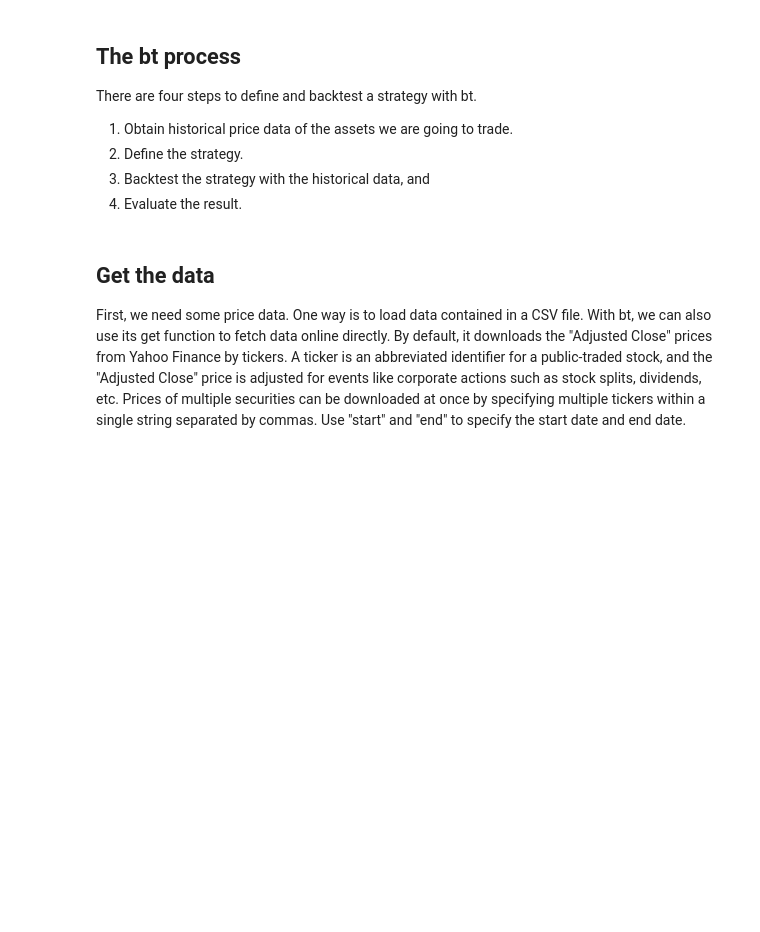
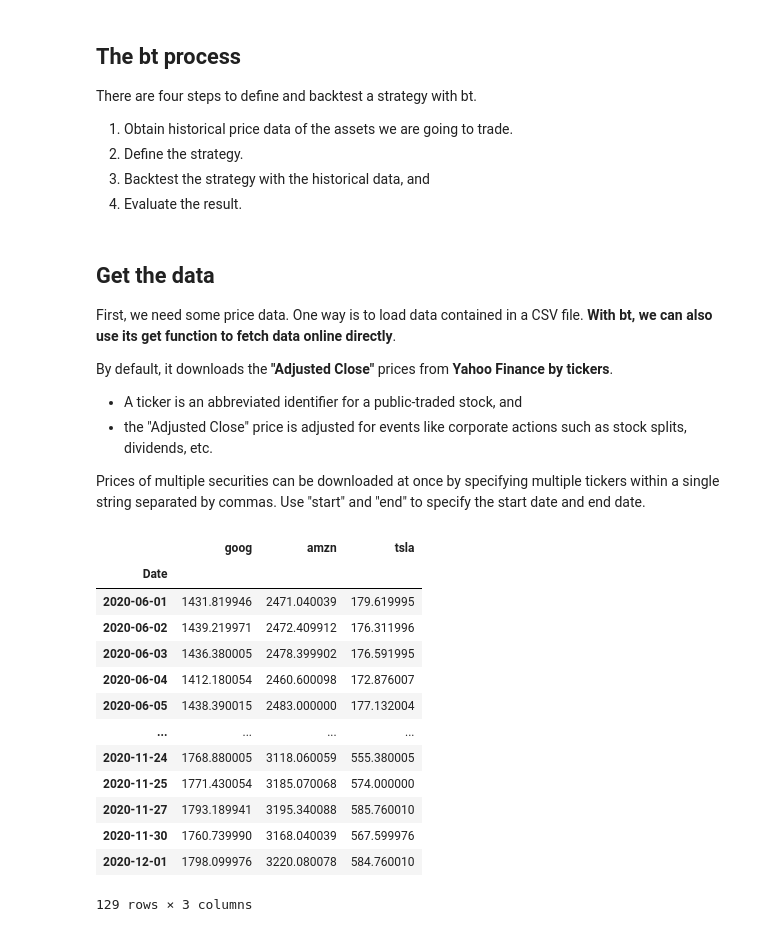
Before and after one commit to alimirr/algorithmic_trading_in_python, a Jupyter notebook: datacamp/1-trading_basics/1-trading_basics.ipynb, the cells around one changed output. Drawn from its saved outputs; the diff is of its cells as text; code cells hidden in the pictures; blank space fills up the shorter version.

```diff
--- a/datacamp/1-trading_basics/1-trading_basics.ipynb
+++ b/datacamp/1-trading_basics/1-trading_basics.ipynb
@@ -213,6 +213,32 @@ There are four steps to define and backtest a strategy with bt.
 4. Evaluate the result.
 # %% [markdown]
 ## Get the data
-First, we need some price data. One way is to load data contained in a CSV file. With bt, we can also use its get function to fetch data online directly. By default, it downloads the "Adjusted Close" prices from Yahoo Finance by tickers. A ticker is an abbreviated identifier for a public-traded stock, and the "Adjusted Close" price is adjusted for events like corporate actions such as stock splits, dividends, etc. Prices of multiple securities can be downloaded at once by specifying multiple tickers within a single string separated by commas. Use "start" and "end" to specify the start date and end date.
+First, we need some price data. One way is to load data contained in a CSV file. **With bt, we can also use its get function to fetch data online directly**.
+
+By default, it downloads the **"Adjusted Close"** prices from **Yahoo Finance by tickers**.
+* A ticker is an abbreviated identifier for a public-traded stock, and
+* the "Adjusted Close" price is adjusted for events like corporate actions such as stock splits, dividends, etc.
+
+Prices of multiple securities can be downloaded at once by specifying multiple tickers within a single string separated by commas. Use "start" and "end" to specify the start date and end date.
+# %%
+import bt
+bt_data = bt.get('goog, amzn, tsla',
+                 start='2020-6-1', end='2020-12-1') # end = current data by default
+bt_data
+# %% [output]
+|  | goog | amzn | tsla |
+| Date |  |  |  |
+| 2020-06-01 | 1431.819946 | 2471.040039 | 179.619995 |
+| 2020-06-02 | 1439.219971 | 2472.409912 | 176.311996 |
+| 2020-06-03 | 1436.380005 | 2478.399902 | 176.591995 |
+| 2020-06-04 | 1412.180054 | 2460.600098 | 172.876007 |
+| 2020-06-05 | 1438.390015 | 2483.000000 | 177.132004 |
+| ... | ... | ... | ... |
+| 2020-11-24 | 1768.880005 | 3118.060059 | 555.380005 |
+| 2020-11-25 | 1771.430054 | 3185.070068 | 574.000000 |
+| 2020-11-27 | 1793.189941 | 3195.340088 | 585.760010 |
+| 2020-11-30 | 1760.739990 | 3168.040039 | 567.599976 |
+| 2020-12-01 | 1798.099976 | 3220.080078 | 584.760010 |
+129 rows × 3 columns
 # %% [markdown]
 ## Define the strategy
```
Also changed, not shown: parts of 9 cells of this notebook.
